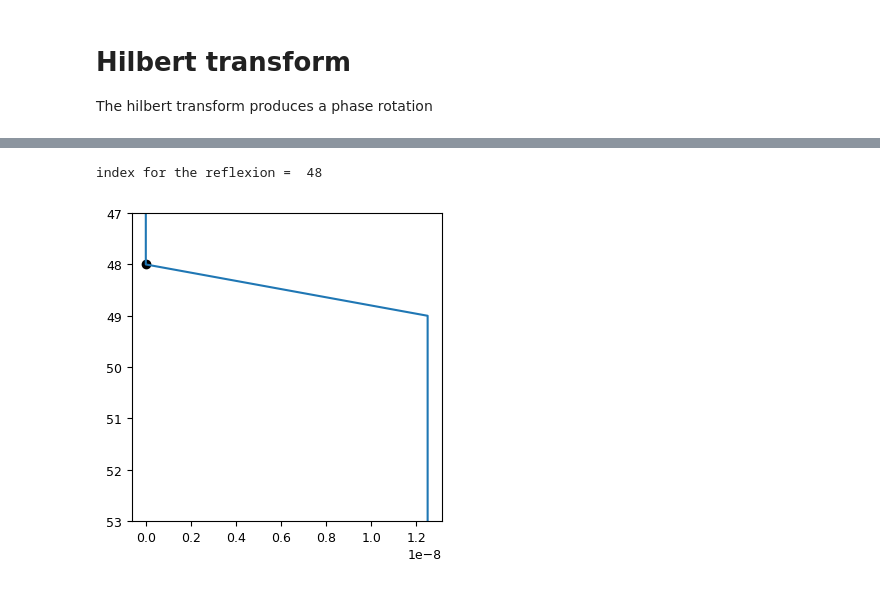
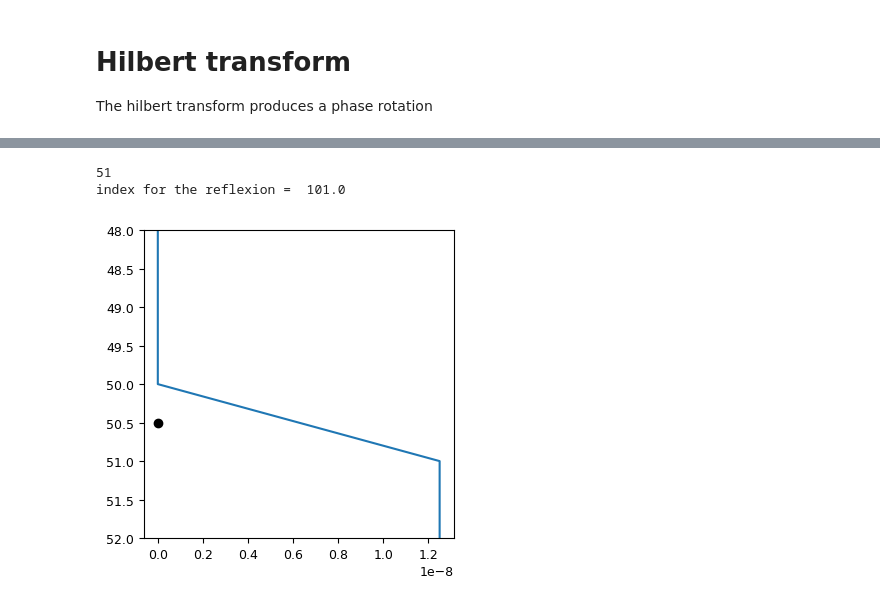
Before and after one commit to vcabiativapico/codes_py_PhD, a Jupyter notebook: Solution_analytique_Hankel/hankel_notebook_v3.ipynb, the cells around one changed output, grey strips where cells are left out. Cells and saved outputs as stored; diff of their text form; code cells hidden in the pictures.

```diff
--- a/Solution_analytique_Hankel/hankel_notebook_v3.ipynb
+++ b/Solution_analytique_Hankel/hankel_notebook_v3.ipynb
@@ -602,13 +613,18 @@ Analytical abs max = 0.004220260626795085
 # %%
 # Displays the interface position in model indexes
 plt.figure(figsize=(4,4))
-pos_int = start_z  - (1+izsrc) - (1+izrec)+1
 
+pos_int = (start_z+0.5-izsrc)*2
+# pos_int = (end_z+0.5-izsrc)*2
+print(start_z)
 
-plt.plot(delta_v_n.T[:,301],az/dz-2)
-plt.scatter(0,pos_int,color='k')
-plt.ylim(53,47)
+plt.plot(delta_v_n.T[:,301],az/dz)
+# plt.plot(delta_v_n.T[:,301],az)
+plt.scatter(0,pos_int/2,color='k')
+plt.ylim(52,48)
 print('index for the reflexion = ',pos_int)
+print()
 # %% [output]
-index for the reflexion =  48
+51
+index for the reflexion =  101.0
-[figure, old version]
+[figure, new version]
```
Also changed, not shown: parts of 29 cells of this notebook, 17 other files.
